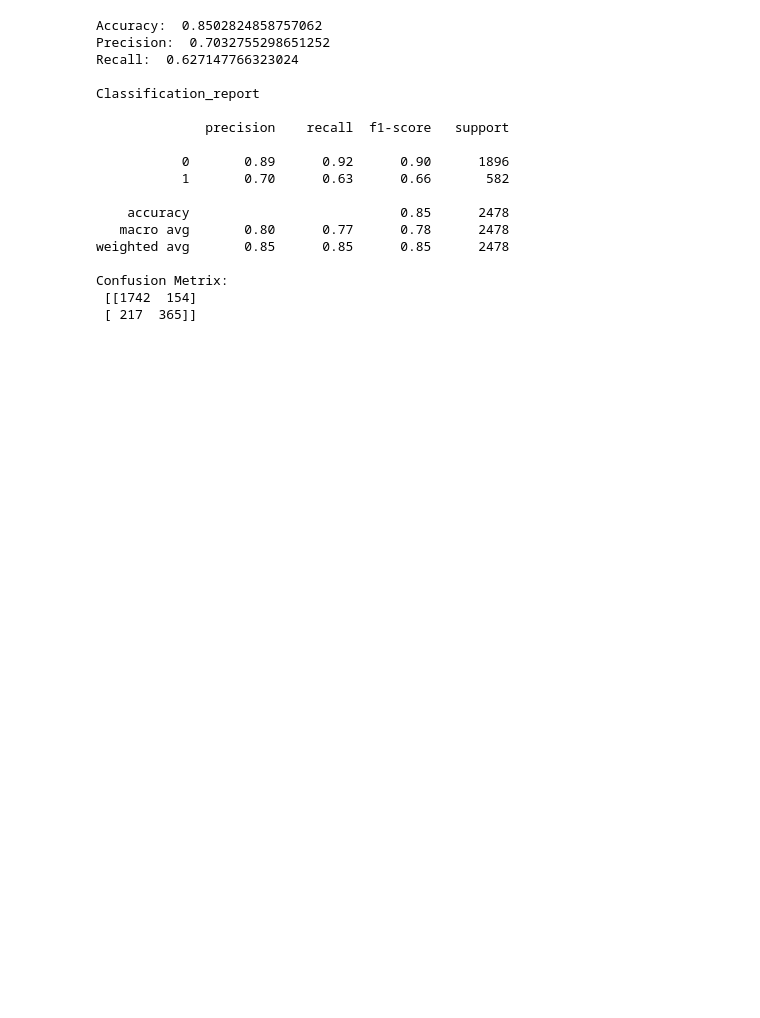
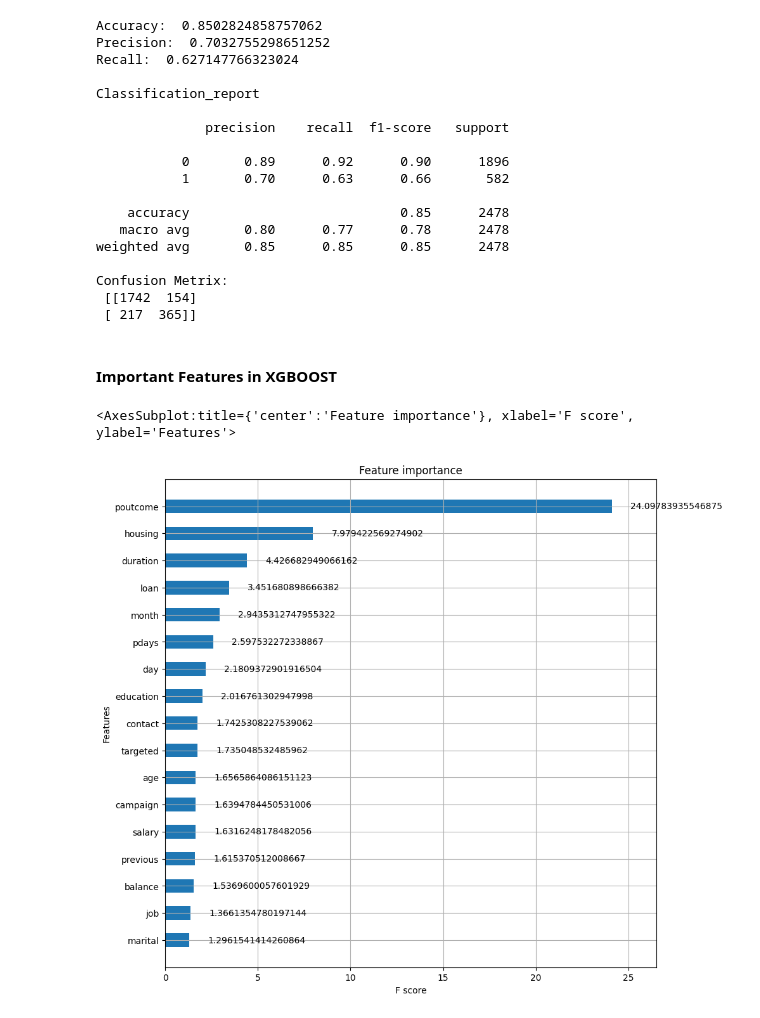
Before and after one commit to Ankush904/Bank-Marketing-Prediction, a Jupyter notebook: Bank_Marketing.ipynb, the cells around one changed output. Cells and saved outputs as stored; diff of their text form; code cells hidden in the pictures; blank space fills up the shorter version.

```diff
--- a/Bank_Marketing.ipynb
+++ b/Bank_Marketing.ipynb
@@ -848,7 +853,6 @@ The top features are similar to each other.
 # %%
-from sklearn.ensemble import GradientBoostingClassifier
-model = GradientBoostingClassifier()
-
+from xgboost import XGBClassifier
+model  = XGBClassifier(n_estimators = 100)
 model.fit(x_train,y_train)
 mod_predict = model.predict(x_test)
 mod_predict
@@ -857,6 +861,0 @@ array([1, 0, 0, ..., 0, 0, 0], dtype=int64)
-# %%
-from xgboost import XGBClassifier
-model  = XGBClassifier()
-model.fit(x_train,y_train)
-mod_predict = model.predict(x_test)
-mod_predict
@@ -889,3 +885,13 @@ weighted avg       0.85      0.85      0.85      2478
 Confusion Metrix:
  [[1742  154]
  [ 217  365]]
+# %% [markdown]
+#### Important Features in XGBOOST
+# %%
+import xgboost
+fig,ax = plt.subplots(figsize= (10,10))
+xgboost.plot_importance(model,height= 0.5,ax=ax,importance_type='gain')
+# Gain : - Its shows average gain across all split where feature was used
+# %% [output]
+<AxesSubplot:title={'center':'Feature importance'}, xlabel='F score', ylabel='Features'>
+[figure, added]
```
Also changed, not shown: parts of 11 cells of this notebook.
